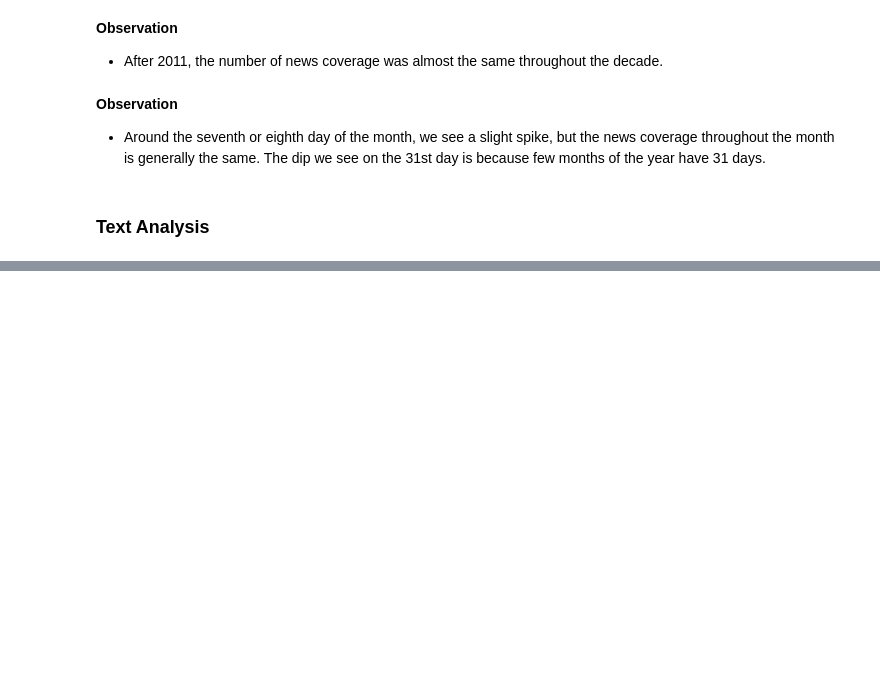
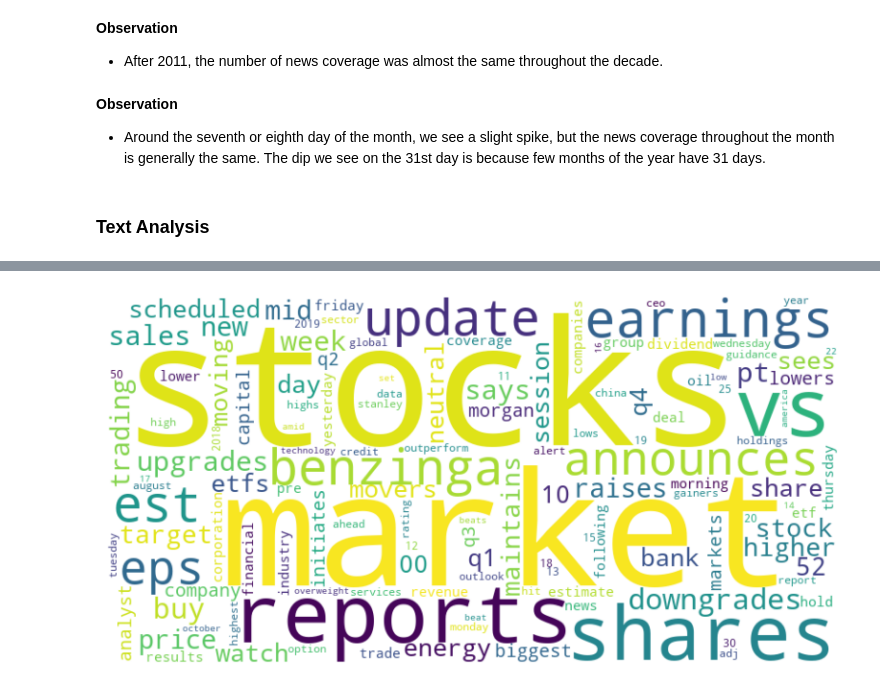
Before and after one commit to Yosef-ft/Stock_Analysis, a Jupyter notebook: notebooks/EDA.ipynb, the cells around one changed output, grey strips where cells are left out. Cells and saved outputs as stored; diff of their text form; code cells hidden in the pictures; blank space fills up the shorter version.

Commit message:
Text analysis

```diff
--- a/notebooks/EDA.ipynb
+++ b/notebooks/EDA.ipynb
@@ -115,0 +120,2 @@ px.line(news.groupby([news.index.day])['headline'].count(), labels={'value' : 'N
+# %%
+news['cleaned_headline'] = news['headline'].apply(lambda word: LangProcess.clean_data(word))
@@ -115,0 +124,4 @@ px.line(news.groupby([news.index.day])['headline'].count(), labels={'value' : 'N
+# %%
+news.dropna(inplace=True)
+# %%
+news['sentiment'] = news['cleaned_headline'].apply(lambda word: LangProcess.sentiment_analysis(word))
@@ -115,0 +147,4 @@ px.line(news.groupby([news.index.day])['headline'].count(), labels={'value' : 'N
+# %%
+# The top 10 Topics/words that appear
+word_count = LangProcess.TopicModel_TFIDF(news)
+word_count.head(10)
@@ -115,0 +163,5 @@ px.line(news.groupby([news.index.day])['headline'].count(), labels={'value' : 'N
+# %%
+# Word Cloud for news headline
+LangProcess.plot_wordCloud(word_count)
+# %% [output]
+[figure, added]
```
Also changed, not shown: parts of 7 cells of this notebook, 1 other file.
